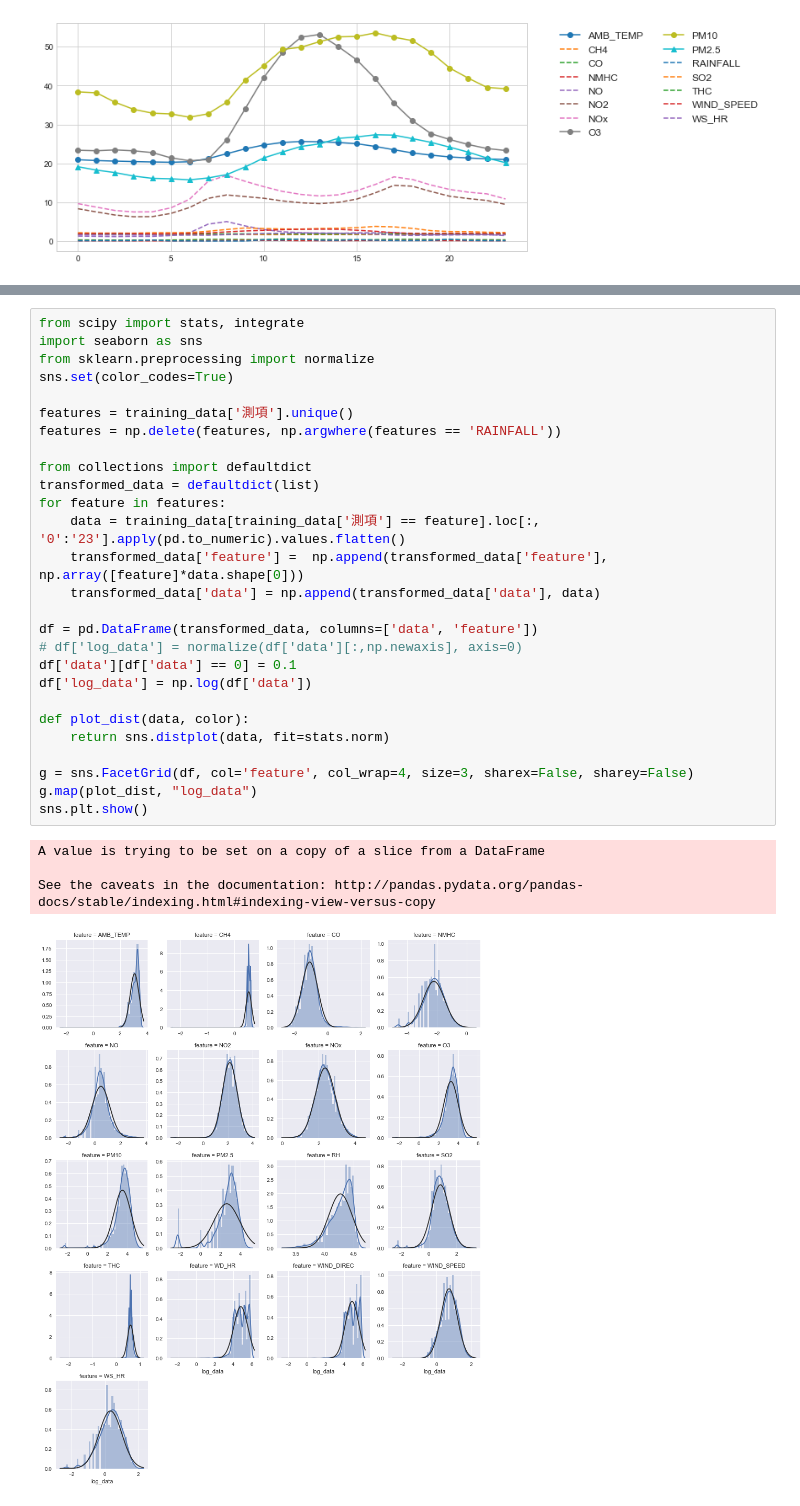
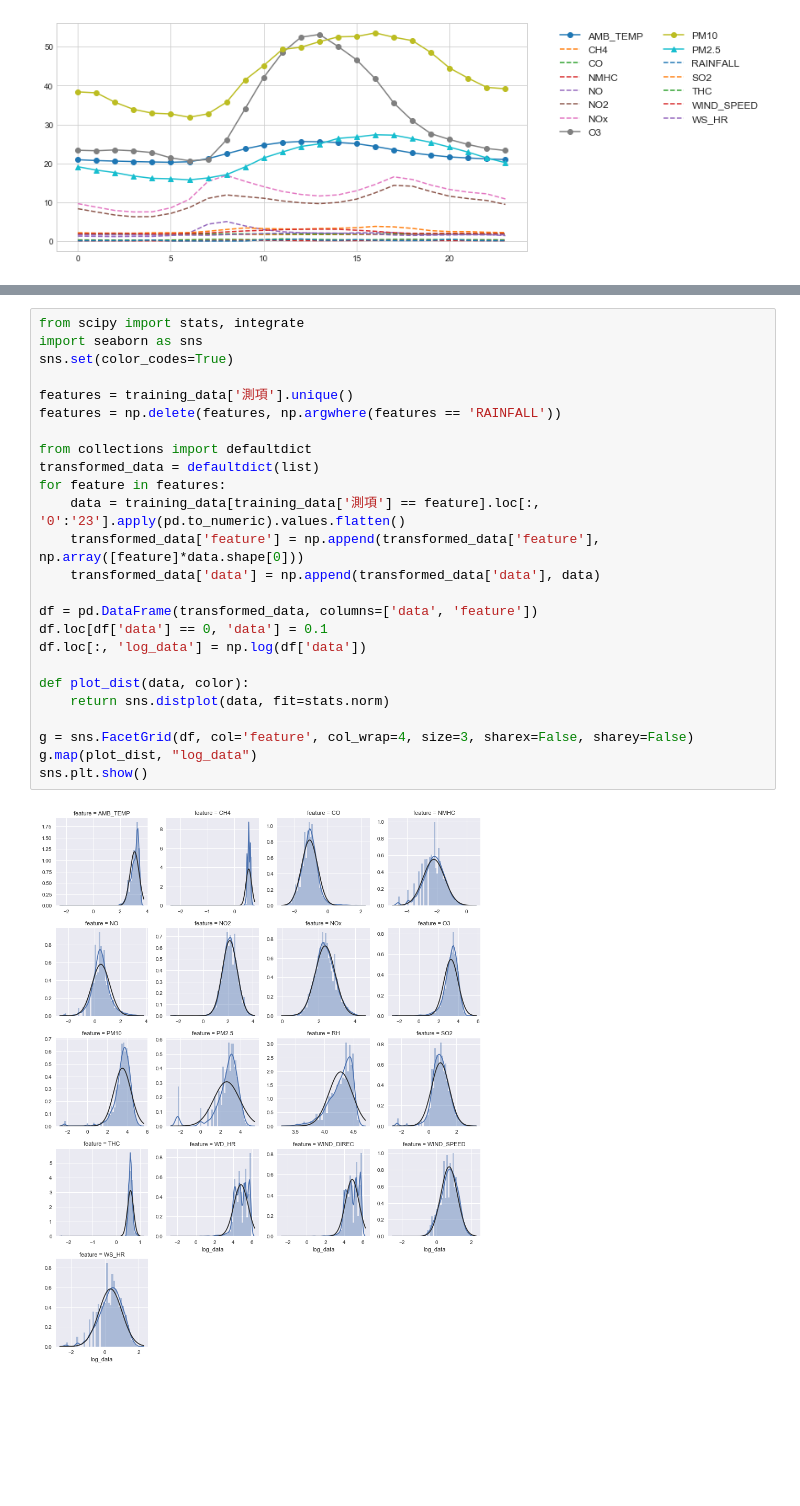
Before and after one commit to RichoHan/machine-learning, a Jupyter notebook: session-1-pm2.5-prediction/data-overview.ipynb, the cells around one changed output, grey strips where cells are left out. Cells and saved outputs as stored; diff of their text form; blank space fills up the shorter version.

```diff
--- a/session-1-pm2.5-prediction/data-overview.ipynb
+++ b/session-1-pm2.5-prediction/data-overview.ipynb
@@ -186,35 +186,30 @@ plt.show()
 # %%
 from scipy import stats, integrate
 import seaborn as sns
-from sklearn.preprocessing import normalize
 sns.set(color_codes=True)
 
 features = training_data['測項'].unique()
 features = np.delete(features, np.argwhere(features == 'RAINFALL'))
 
 from collections import defaultdict
 transformed_data = defaultdict(list)
 for feature in features:
     data = training_data[training_data['測項'] == feature].loc[:, '0':'23'].apply(pd.to_numeric).values.flatten()
-    transformed_data['feature'] =  np.append(transformed_data['feature'], np.array([feature]*data.shape[0]))
+    transformed_data['feature'] = np.append(transformed_data['feature'], np.array([feature]*data.shape[0]))
     transformed_data['data'] = np.append(transformed_data['data'], data)
 
 df = pd.DataFrame(transformed_data, columns=['data', 'feature'])
-# df['log_data'] = normalize(df['data'][:,np.newaxis], axis=0)
-df['data'][df['data'] == 0] = 0.1
-df['log_data'] = np.log(df['data'])
+df.loc[df['data'] == 0, 'data'] = 0.1
+df.loc[:, 'log_data'] = np.log(df['data'])
 
 def plot_dist(data, color):
     return sns.distplot(data, fit=stats.norm)
 
 g = sns.FacetGrid(df, col='feature', col_wrap=4, size=3, sharex=False, sharey=False)
 g.map(plot_dist, "log_data")
 sns.plt.show()
 # %% [output]
-A value is trying to be set on a copy of a slice from a DataFrame
-
-See the caveats in the documentation: http://pandas.pydata.org/pandas-docs/stable/indexing.html#indexing-view-versus-copy
-[figure, old version]
+[figure, new version]
 # %%
 features = training_data['測項'].unique()
 features = np.delete(features, np.argwhere(features == 'RAINFALL'))
```
Also changed, not shown: parts of 2 cells of this notebook, 5 other files.
